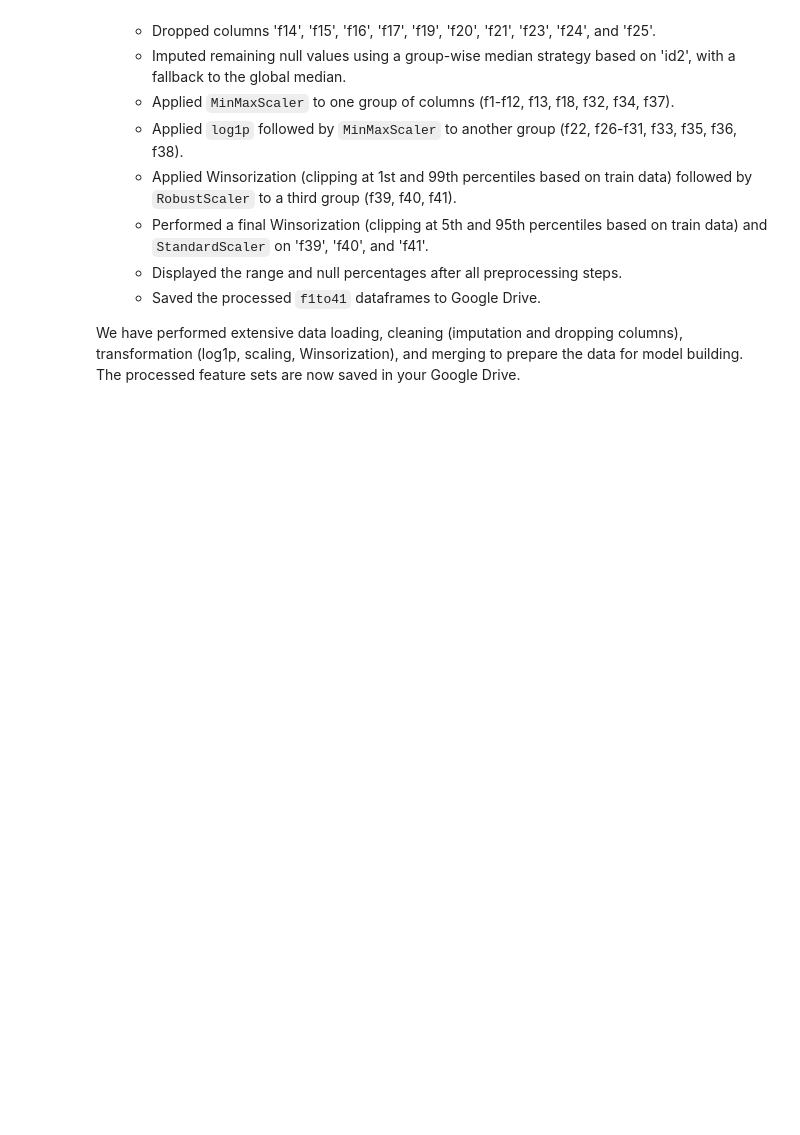
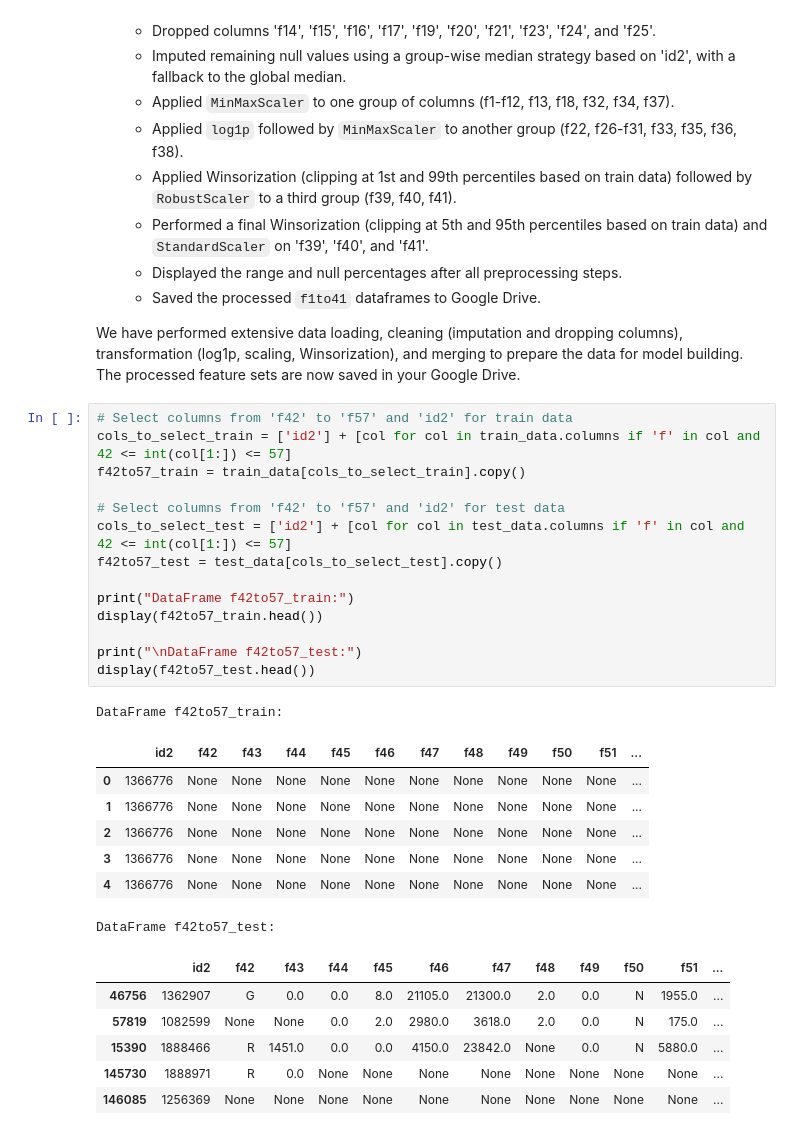
Before and after one commit to rishabh-0042/American_Express_Hackathon_25-2025, a Jupyter notebook: Feature_Engineering4.3.ipynb, the cells around one changed output. Cells and saved outputs as stored; diff of their text form; blank space fills up the shorter version.

```diff
--- a/Feature_Engineering4.3.ipynb
+++ b/Feature_Engineering4.3.ipynb
@@ -1772,3 +1772,32 @@ Here is a summary of the data processing steps we have performed in this noteboo
     *   Saved the processed `f1to41` dataframes to Google Drive.
 
 We have performed extensive data loading, cleaning (imputation and dropping columns), transformation (log1p, scaling, Winsorization), and merging to prepare the data for model building. The processed feature sets are now saved in your Google Drive.
+# %%
+# Select columns from 'f42' to 'f57' and 'id2' for train data
+cols_to_select_train = ['id2'] + [col for col in train_data.columns if 'f' in col and 42 <= int(col[1:]) <= 57]
+f42to57_train = train_data[cols_to_select_train].copy()
+
+# Select columns from 'f42' to 'f57' and 'id2' for test data
+cols_to_select_test = ['id2'] + [col for col in test_data.columns if 'f' in col and 42 <= int(col[1:]) <= 57]
+f42to57_test = test_data[cols_to_select_test].copy()
+
+print("DataFrame f42to57_train:")
+display(f42to57_train.head())
+
+print("\nDataFrame f42to57_test:")
+display(f42to57_test.head())
+# %% [output]
+DataFrame f42to57_train:
+|  | id2 | f42 | f43 | f44 | f45 | f46 | f47 | f48 | f49 | f50 | f51 | ... |
+| 0 | 1366776 | None | None | None | None | None | None | None | None | None | None | ... |
+| 1 | 1366776 | None | None | None | None | None | None | None | None | None | None | ... |
+| 2 | 1366776 | None | None | None | None | None | None | None | None | None | None | ... |
+| 3 | 1366776 | None | None | None | None | None | None | None | None | None | None | ... |
+| 4 | 1366776 | None | None | None | None | None | None | None | None | None | None | ... |
+DataFrame f42to57_test:
+|  | id2 | f42 | f43 | f44 | f45 | f46 | f47 | f48 | f49 | f50 | f51 | ... |
+| 46756 | 1362907 | G | 0.0 | 0.0 | 8.0 | 21105.0 | 21300.0 | 2.0 | 0.0 | N | 1955.0 | ... |
+| 57819 | 1082599 | None | None | 0.0 | 2.0 | 2980.0 | 3618.0 | 2.0 | 0.0 | N | 175.0 | ... |
+| 15390 | 1888466 | R | 1451.0 | 0.0 | 0.0 | 4150.0 | 23842.0 | None | 0.0 | N | 5880.0 | ... |
+| 145730 | 1888971 | R | 0.0 | None | None | None | None | None | None | None | None | ... |
+| 146085 | 1256369 | None | None | None | None | None | None | None | None | None | None | ... |
```
Also changed, not shown: parts of 8 cells of this notebook.
